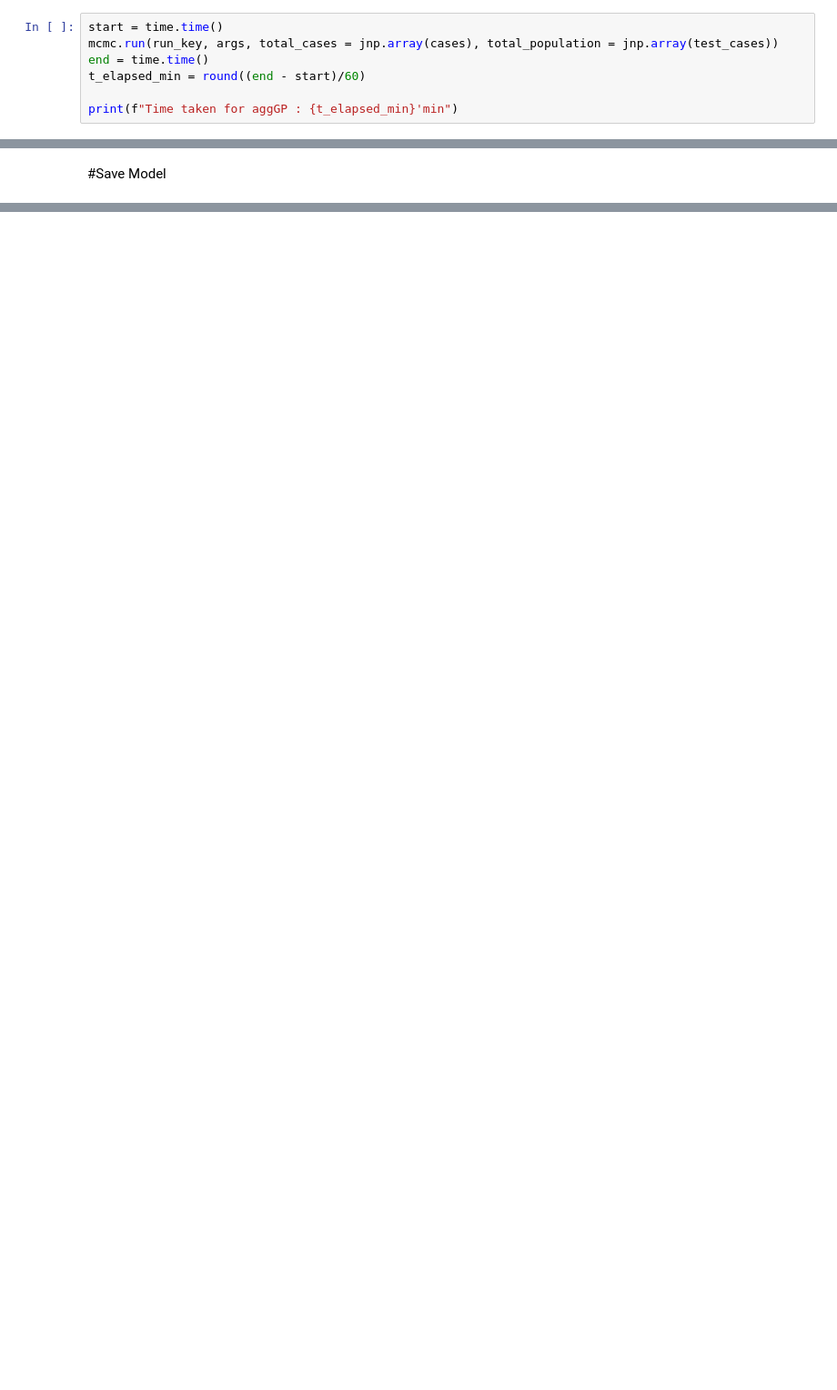
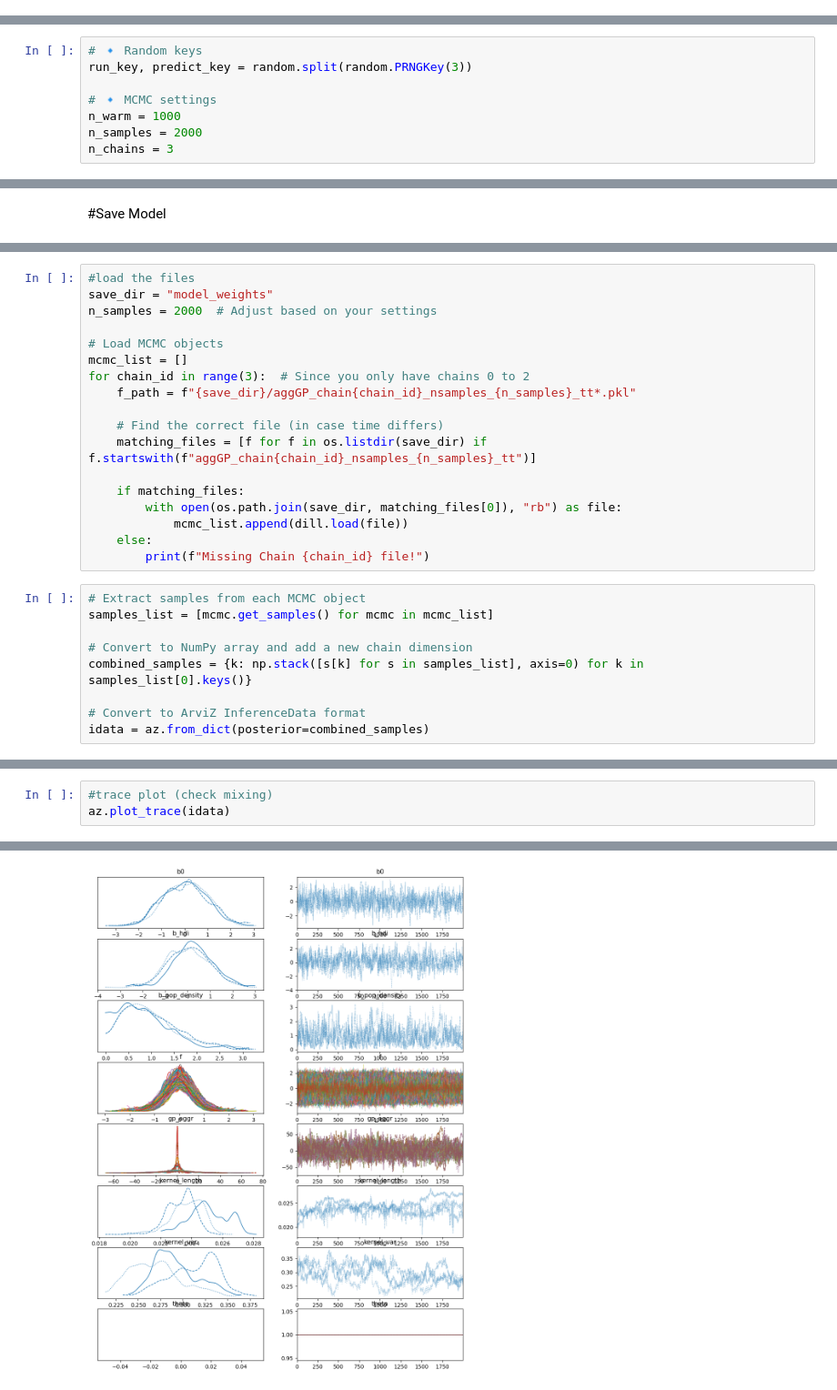
Before and after one commit to jeswid/DSE_FYP, a Jupyter notebook: src/aggGP.ipynb, the cells around one changed output, grey strips where cells are left out. Shown at 91% size. Drawn from its saved outputs; the diff is of its cells as text; blank space fills up the shorter version.

Commit message:
updated data pipelines for gp and aggvae

```diff
--- a/src/aggGP.ipynb
+++ b/src/aggGP.ipynb
@@ -245,7 +261,0 @@ mcmc = MCMC(
-# %%
-start = time.time()
-mcmc.run(run_key, args, total_cases = jnp.array(cases), total_population = jnp.array(test_cases))
-end = time.time()
-t_elapsed_min = round((end - start)/60)
-
-print(f"Time taken for aggGP : {t_elapsed_min}'min")
@@ -253,0 +262,8 @@ Time taken for aggGP : 622'min
+# %%
+# 🔹 Random keys
+run_key, predict_key = random.split(random.PRNGKey(3))
+
+# 🔹 MCMC settings
+n_warm = 1000
+n_samples = 2000
+n_chains = 3
@@ -279,0 +354,27 @@ MCMC elapsed time: 483698 h
+# %%
+#load the files
+save_dir = "model_weights"
+n_samples = 2000  # Adjust based on your settings
+
+# Load MCMC objects
+mcmc_list = []
+for chain_id in range(3):  # Since you only have chains 0 to 2
+    f_path = f"{save_dir}/aggGP_chain{chain_id}_nsamples_{n_samples}_tt*.pkl"
+
+    # Find the correct file (in case time differs)
+    matching_files = [f for f in os.listdir(save_dir) if f.startswith(f"aggGP_chain{chain_id}_nsamples_{n_samples}_tt")]
+
+    if matching_files:
+        with open(os.path.join(save_dir, matching_files[0]), "rb") as file:
+            mcmc_list.append(dill.load(file))
+    else:
+        print(f"Missing Chain {chain_id} file!")
+# %%
+# Extract samples from each MCMC object
+samples_list = [mcmc.get_samples() for mcmc in mcmc_list]
+
+# Convert to NumPy array and add a new chain dimension
+combined_samples = {k: np.stack([s[k] for s in samples_list], axis=0) for k in samples_list[0].keys()}
+
+# Convert to ArviZ InferenceData format
+idata = az.from_dict(posterior=combined_samples)
@@ -279,0 +383,4 @@ MCMC elapsed time: 483698 h
+# %%
+#trace plot (check mixing)
+az.plot_trace(idata)
+# %% [output]
@@ -279,0 +401 @@ MCMC elapsed time: 483698 h
+[figure, added]
```
Also changed, not shown: parts of 31 cells of this notebook, 11 other files.
